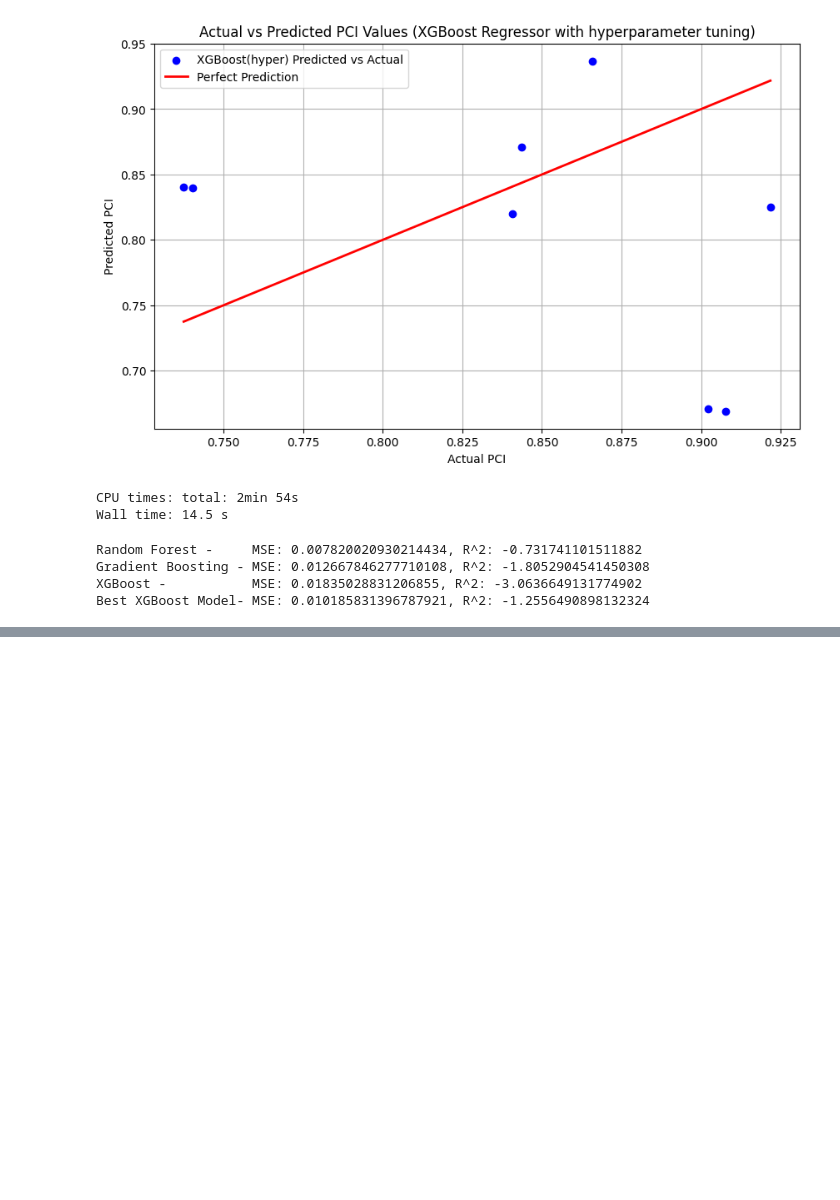
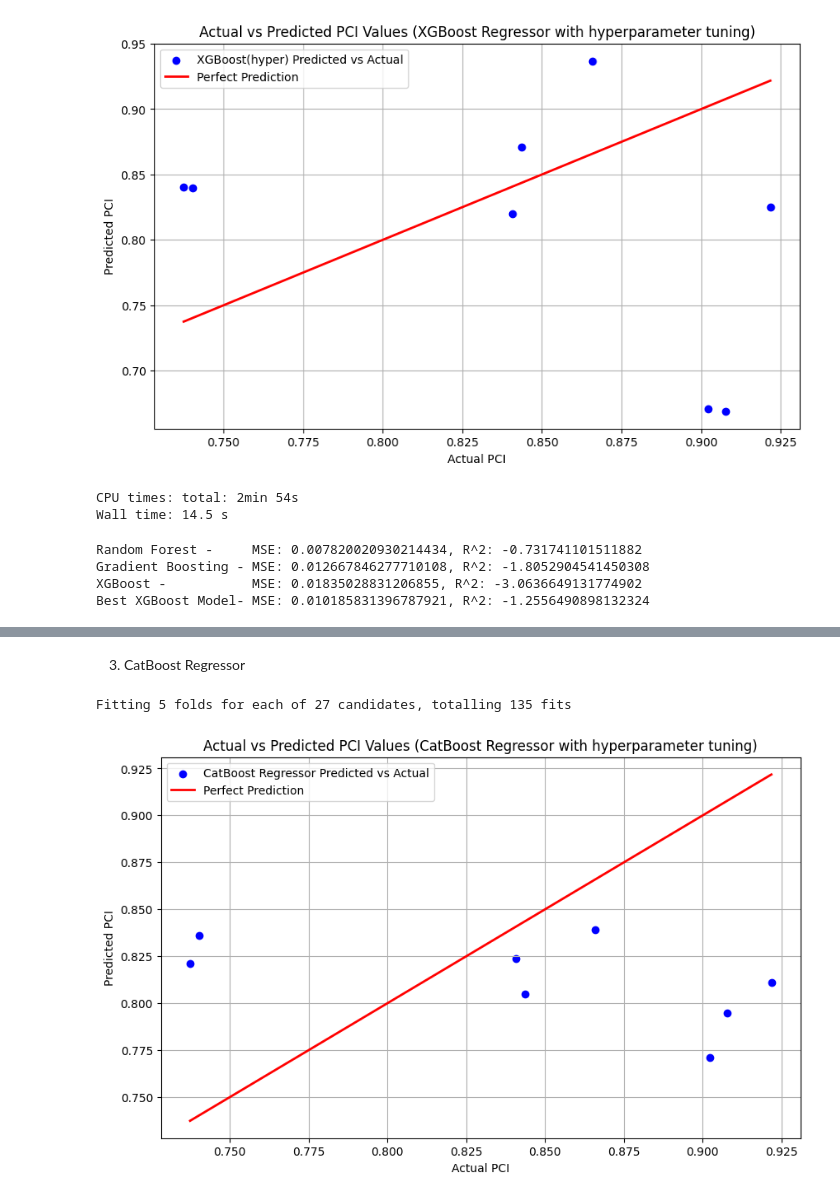
Before and after one commit to nexiouscaliver/pavement-condition-prediction, a Jupyter notebook: notebooks/trail-error.ipynb, the cells around one changed output, grey strips where cells are left out. Saved outputs shown, nothing was run; the diff lists cells and outputs as text; code cells hidden in the pictures; blank space fills up the shorter version.

```diff
--- a/notebooks/trail-error.ipynb
+++ b/notebooks/trail-error.ipynb
@@ -173,0 +277,32 @@ Best XGBoost Model- MSE: 0.010185831396787921, R^2: -1.2556490898132324
+# %% [markdown]
+3. CatBoost Regressor
+# %%
+%%time
+catboost = CatBoostRegressor(random_seed=42, verbose=0)
+catboost_param_grid = {
+    'iterations': [100, 200, 300],
+    'learning_rate': [0.01, 0.1, 0.2],
+    'depth': [3, 5, 7]
+}
+
+catboost_random_search = RandomizedSearchCV(estimator=catboost, param_distributions=catboost_param_grid,
+                                            n_iter=50, cv=5, verbose=1, random_state=42, n_jobs=-1)
+catboost_random_search.fit(X_train, y_train)
+
+# Best model and predictions
+best_catboost = catboost_random_search.best_estimator_
+y_pred_catboost = best_catboost.predict(X_test)
+
+
+plt.figure(figsize=(10, 6))
+plt.scatter(y_test, y_pred_xgb, color='blue', label='CatBoost Regressor Predicted vs Actual')
+plt.plot([y_test.min(), y_test.max()], [y_test.min(), y_test.max()], color='red', lw=2, label='Perfect Prediction')
+plt.title('Actual vs Predicted PCI Values (CatBoost Regressor with hyperparameter tuning)')
+plt.xlabel('Actual PCI')
+plt.ylabel('Predicted PCI')
+plt.legend()
+plt.grid(True)
+plt.show()
+# %% [output]
+Fitting 5 folds for each of 27 candidates, totalling 135 fits
+[figure, added]
```
Also changed, not shown: parts of 9 cells of this notebook.
